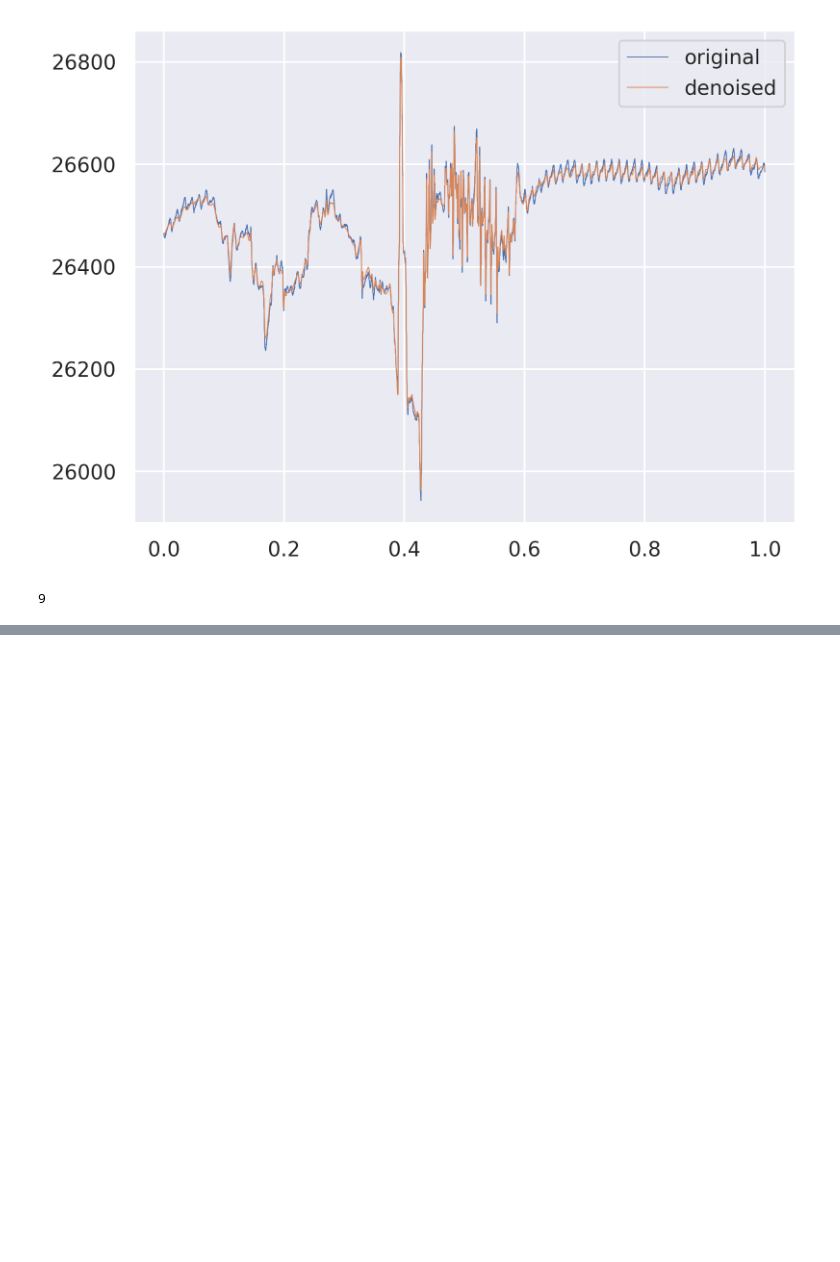
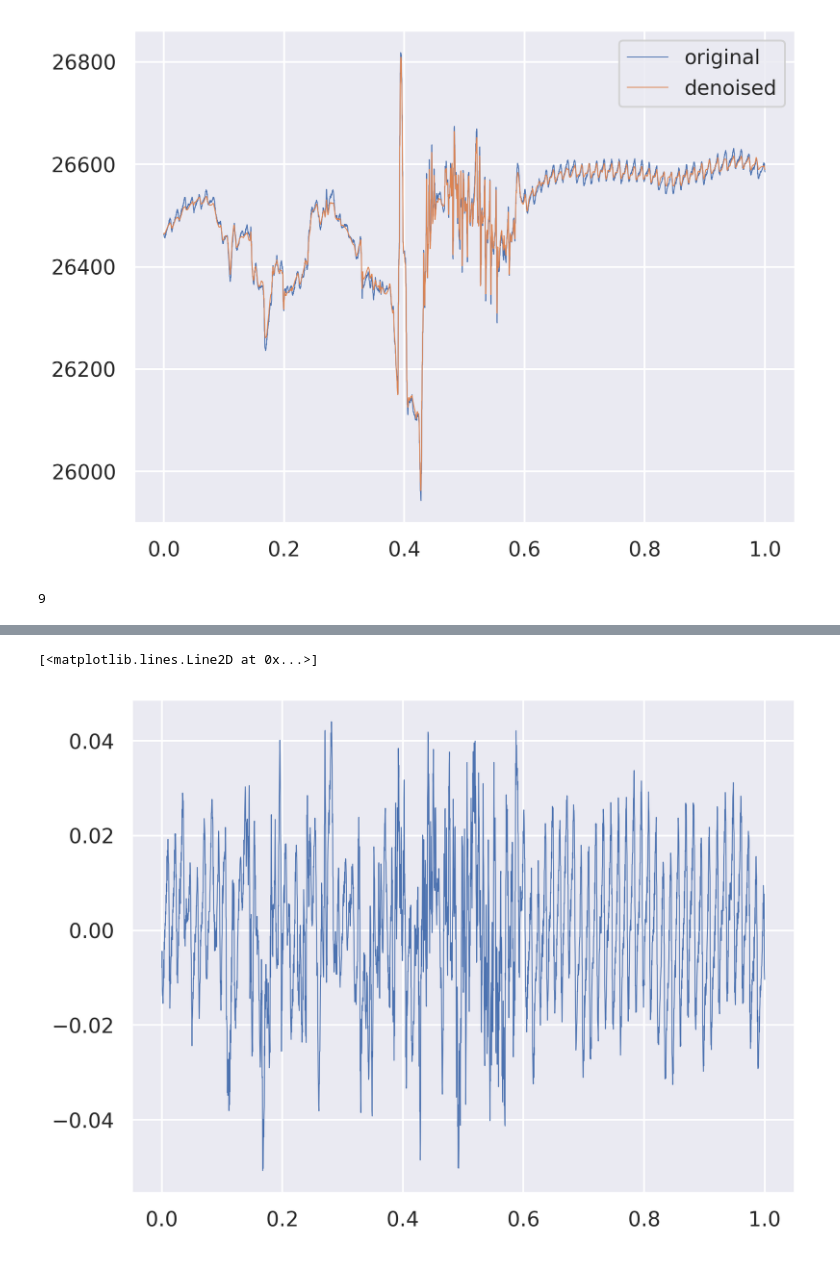
Before and after one commit to MyAlyce/myalyce_wavelet_and_classifier_tests, a Jupyter notebook: wavelet_filtering.ipynb, the cells around one changed output, grey strips where cells are left out. Drawn from its saved outputs; the diff is of its cells as text; code cells hidden in the pictures; blank space fills up the shorter version.

```diff
--- a/wavelet_filtering.ipynb
+++ b/wavelet_filtering.ipynb
@@ -82,0 +95,13 @@ plt.legend(['original', 'denoised'])
+# %%
+cfs = coeffs.copy()
+
+for i in range(3, len(cfs)):
+        # print(max(coeffs[i]))
+        cfs[i] = pywt.threshold(cfs[i], 0.1*np.max(cfs[i]), 'garrote')
+
+rec2 = pywt.waverec(cfs, 'sym4')
+rec2 = min_max_scaler.transform((rec2.reshape(-1, 1)))
+plt.plot(np.linspace(0, 1., num=len(red)), red-rec2, lw=0.5)
+# %% [output]
+[<matplotlib.lines.Line2D at 0x...>]
+[figure, added]
```
Also changed, not shown: parts of 6 cells of this notebook.
